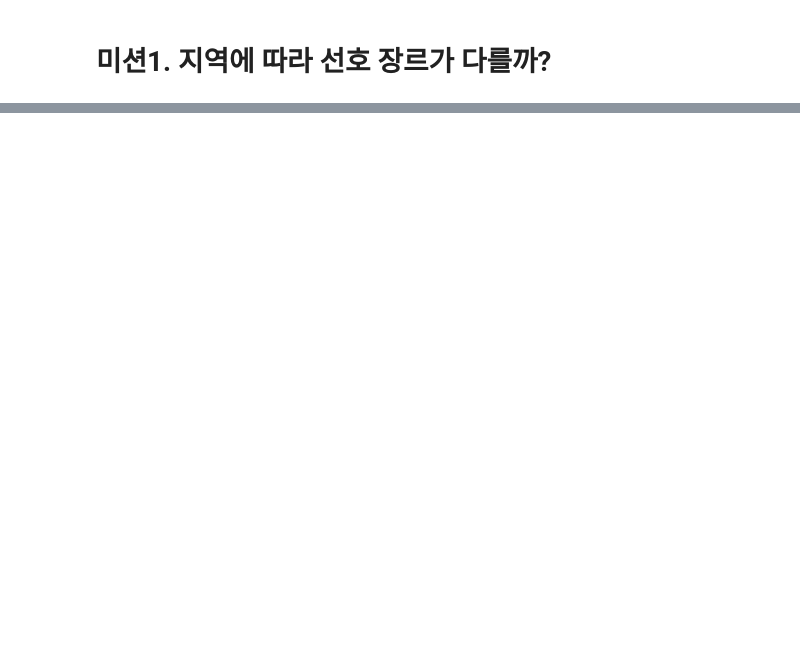
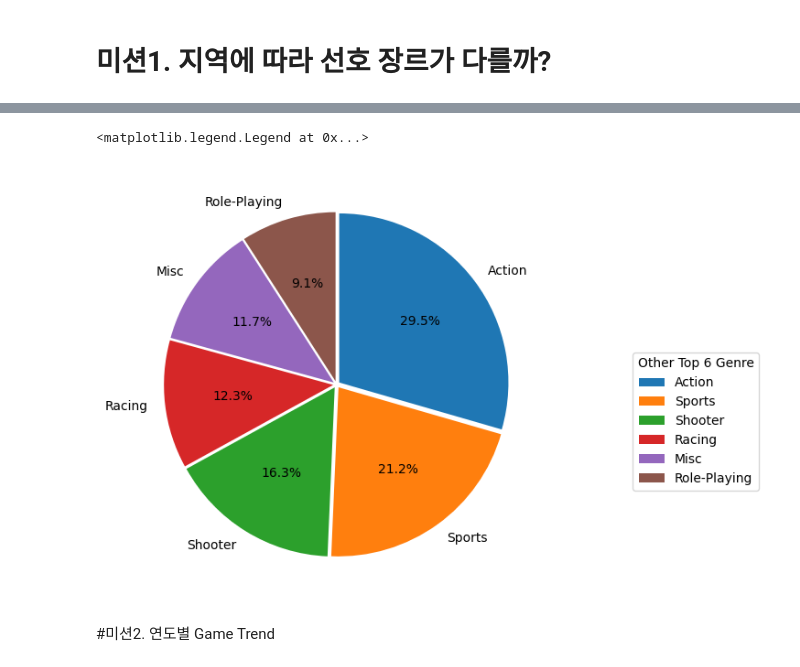
Before and after one commit to dhwan-dj/AIB16_Section1-project, a Jupyter notebook: S1_PJT_AI_16_김동환.ipynb, the cells around one changed output, grey strips where cells are left out. Cells and saved outputs as stored; diff of their text form; code cells hidden in the pictures; blank space fills up the shorter version.

```diff
--- a/S1_PJT_AI_16_김동환.ipynb
+++ b/S1_PJT_AI_16_김동환.ipynb
@@ -559,0 +625,18 @@ groupby_genre_sum
+# %%
+#다음으로 그 외 지역의 선호장르.
+groupby_genre_sum = groupby_genre_sum.sort_values(by='Other_Sales', ascending=False)
+# %%
+#Pie plot
+plt.pie(groupby_genre_sum.iloc[0:6,4],
+        labels = groupby_genre_sum.iloc[0:6].index,
+        autopct = '%.1f%%',
+        explode = [0.02]*6,
+        startangle = 90,
+        counterclock = False
+        )
+plt.legend(loc=(1.2,0.25), title='Other Top 6 Genre')
+# %% [output]
+<matplotlib.legend.Legend at 0x...>
+[figure, added]
+# %% [markdown]
+#미션2. 연도별 Game Trend
```
Also changed, not shown: parts of 59 cells of this notebook.
